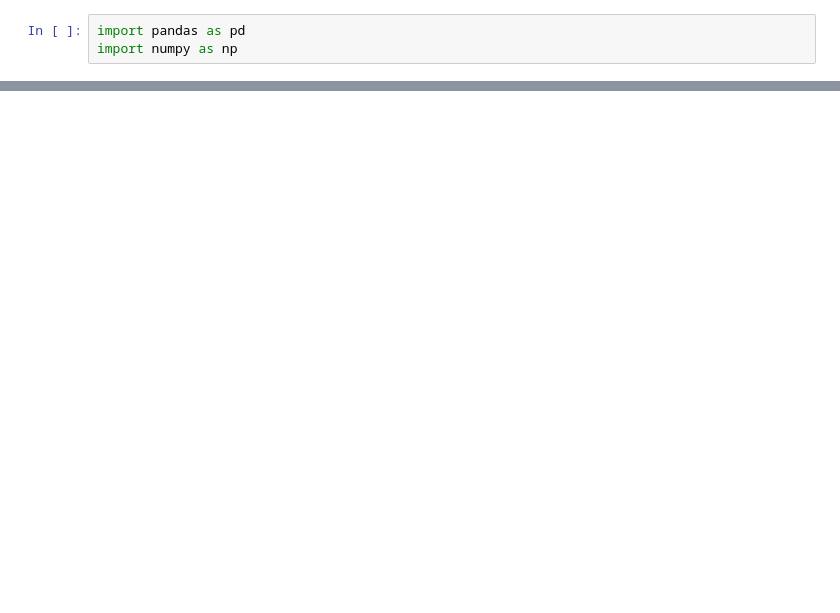
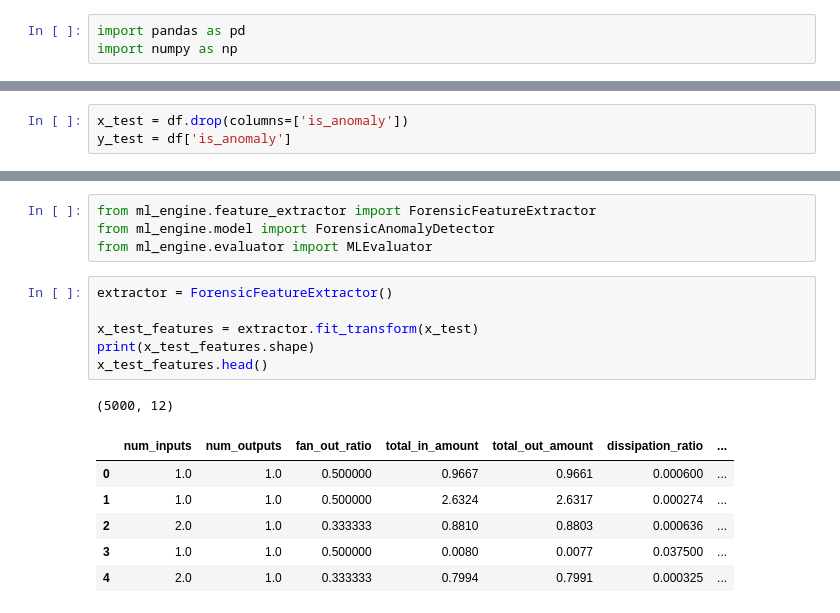
Before and after one commit to somu-sartungi10/Bitcoin_Transaction_Analysis, a Jupyter notebook: ml_engine/notebook/eda.ipynb, the cells around one changed output, grey strips where cells are left out. Cells and saved outputs as stored; diff of their text form; blank space fills up the shorter version.

Commit message:
added ml engine

```diff
--- a/ml_engine/notebook/eda.ipynb
+++ b/ml_engine/notebook/eda.ipynb
@@ -13,0 +18,3 @@ df.head()
+# %%
+x_test = df.drop(columns=['is_anomaly'])
+y_test = df['is_anomaly']
@@ -13,0 +65,18 @@ df.head()
+# %%
+from ml_engine.feature_extractor import ForensicFeatureExtractor
+from ml_engine.model import ForensicAnomalyDetector
+from ml_engine.evaluator import MLEvaluator
+# %%
+extractor = ForensicFeatureExtractor()
+
+x_test_features = extractor.fit_transform(x_test)
+print(x_test_features.shape)
+x_test_features.head()
+# %% [output]
+(5000, 12)
+|  | num_inputs | num_outputs | fan_out_ratio | total_in_amount | total_out_amount | dissipation_ratio | ... |
+| 0 | 1.0 | 1.0 | 0.500000 | 0.9667 | 0.9661 | 0.000600 | ... |
+| 1 | 1.0 | 1.0 | 0.500000 | 2.6324 | 2.6317 | 0.000274 | ... |
+| 2 | 2.0 | 1.0 | 0.333333 | 0.8810 | 0.8803 | 0.000636 | ... |
+| 3 | 1.0 | 1.0 | 0.500000 | 0.0080 | 0.0077 | 0.037500 | ... |
+| 4 | 2.0 | 1.0 | 0.333333 | 0.7994 | 0.7991 | 0.000325 | ... |
```
Also changed, not shown: parts of 16 cells of this notebook, 11 other files.
